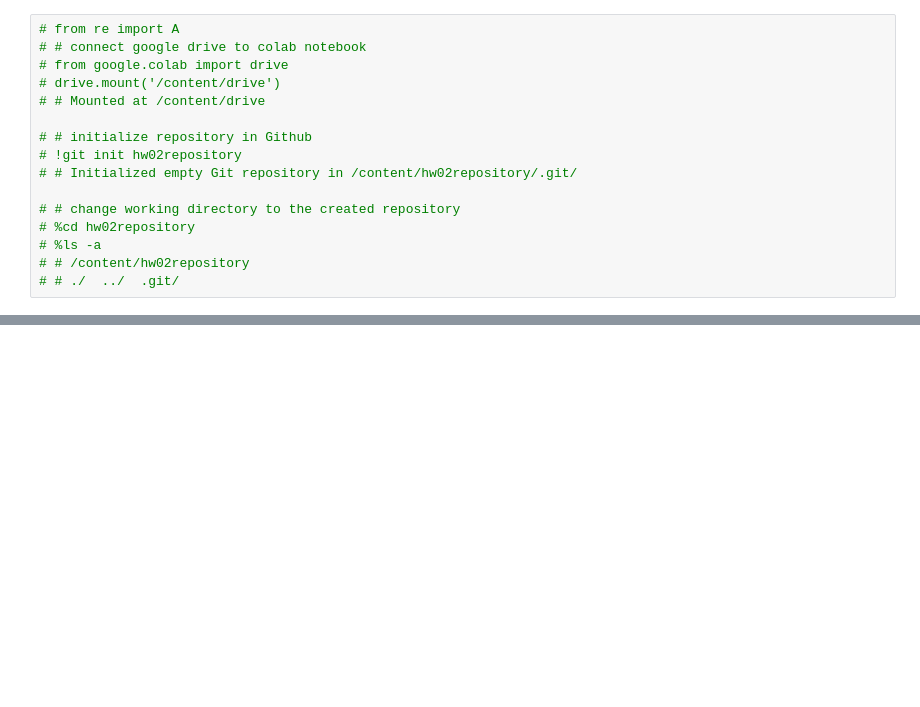
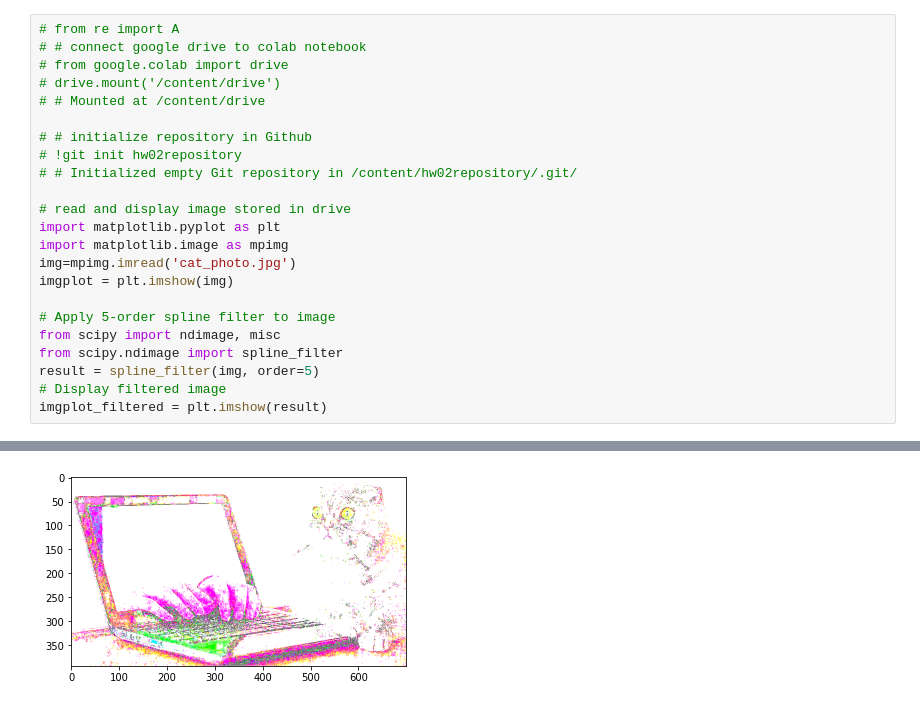
Before and after one commit to SSbmen/hw02repository, a Jupyter notebook: Hw02_shahub_1.ipynb, the cells around one changed output, grey strips where cells are left out. Cells and saved outputs as stored; diff of their text form; blank space fills up the shorter version.

```diff
--- a/Hw02_shahub_1.ipynb
+++ b/Hw02_shahub_1.ipynb
@@ -11,9 +11,16 @@
 # !git init hw02repository
 # # Initialized empty Git repository in /content/hw02repository/.git/
 
-# # change working directory to the created repository
-# %cd hw02repository
-# %ls -a
-# # /content/hw02repository
-# # ./  ../  .git/
+# read and display image stored in drive
+import matplotlib.pyplot as plt
+import matplotlib.image as mpimg
+img=mpimg.imread('cat_photo.jpg')
+imgplot = plt.imshow(img)
+
+# Apply 5-order spline filter to image
+from scipy import ndimage, misc
+from scipy.ndimage import spline_filter
+result = spline_filter(img, order=5)
+# Display filtered image
+imgplot_filtered = plt.imshow(result)
 # %% [output]
@@ -21,0 +28 @@
+[figure, added]
```
Also changed, not shown: parts of 1 cell of this notebook.
